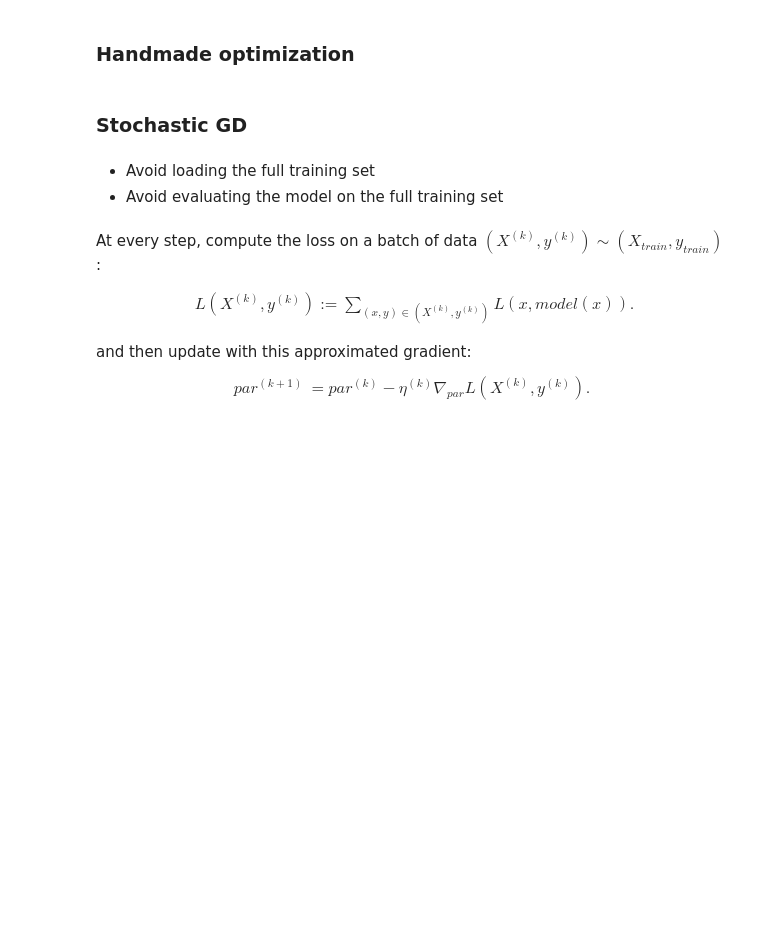
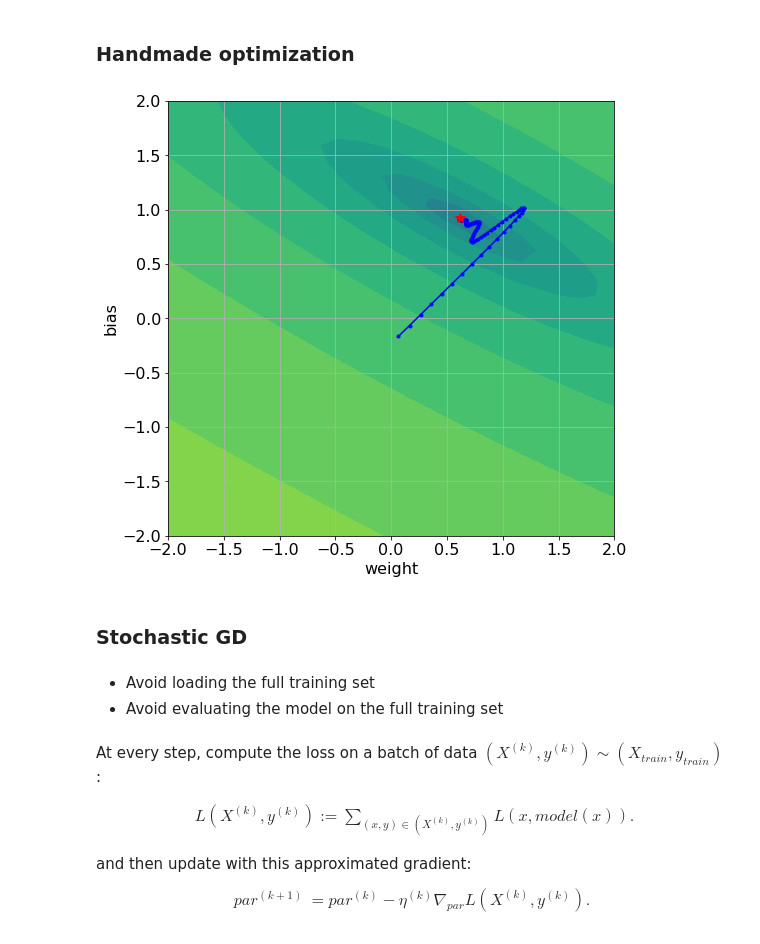
Before and after one commit to AntonioLonga/PytorchGeometricTutorial, a Jupyter notebook: Tutorial2/Tutorial2.ipynb, the cells around one changed output. Cells and saved outputs as stored; diff of their text form; code cells hidden in the pictures; blank space fills up the shorter version.

```diff
--- a/Tutorial2/Tutorial2.ipynb
+++ b/Tutorial2/Tutorial2.ipynb
@@ -332,20 +412,22 @@ if input_dim == output_dim == 1:
 # %%
 if input_dim == output_dim == 1:
     fig = plt.figure(figsize=(8, 8))
     fig.clf()
     ax = fig.gca()
     levels = np.logspace(np.log(np.min(loss_values)), np.log(np.max(loss_values)), 20)
     ax.contourf(ww, bb, loss_values, levels=levels, norm=colors.LogNorm())
     ax.set_xlabel('weight')
     ax.set_ylabel('bias')
     ax.grid(True)
     ax.set_xlim(-2, 2)
     ax.set_ylim(-2, 2)
 
     ax.plot(train_hist['weight'], train_hist['bias'], '.-b')
     ax.plot(A[0], b, 'r*', markersize=10)
 
-    ax.legend(['optim', '(A, b)'])
+    #ax.legend(['optim', '(A, b)'])
+# %% [output]
+[figure, added]
 # %% [markdown]
 ### Stochastic GD
 # %% [markdown]
```
Also changed, not shown: parts of 19 cells of this notebook, 1 other file.
